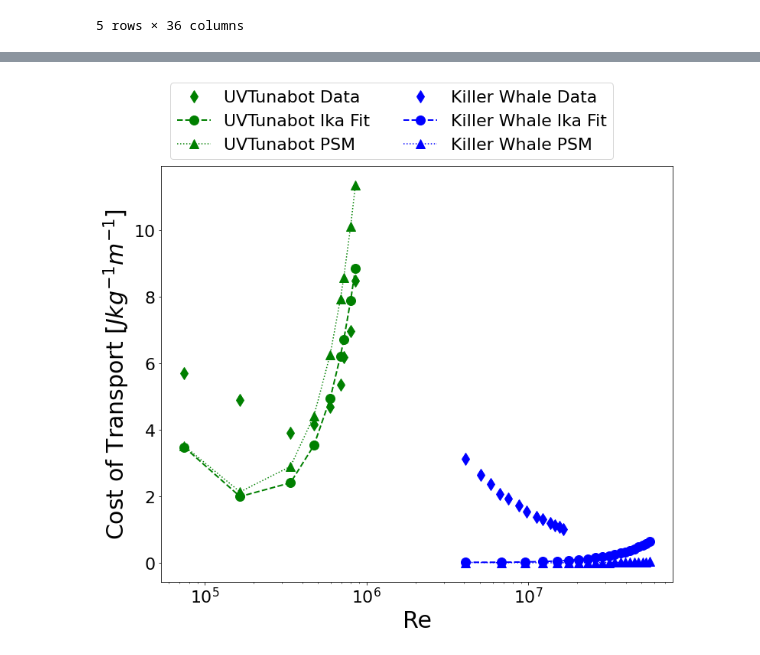
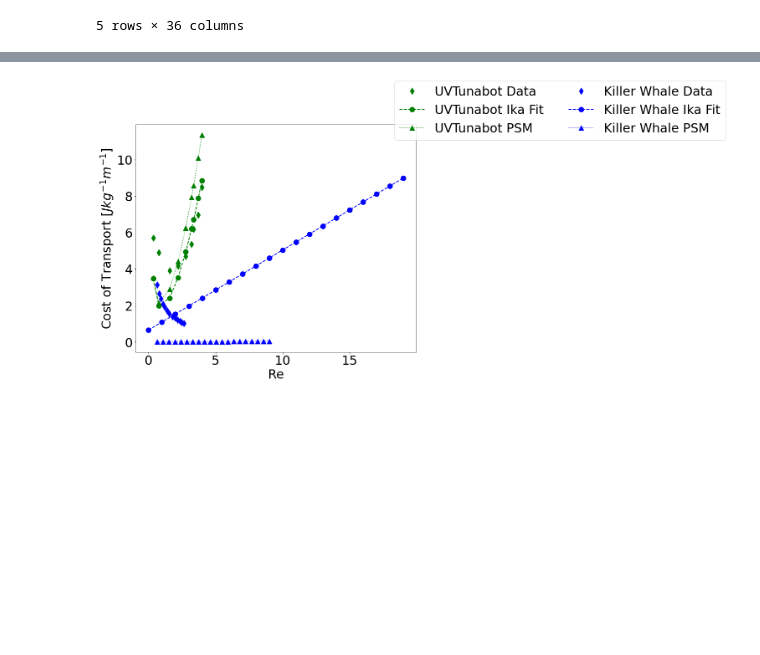
Before and after one commit to michaelcoe/Ika-Fit, a Jupyter notebook: fullCoTComparison.ipynb, the cells around one changed output, grey strips where cells are left out. Cells and saved outputs as stored; diff of their text form; code cells hidden in the pictures; blank space fills up the shorter version.

```diff
--- a/fullCoTComparison.ipynb
+++ b/fullCoTComparison.ipynb
@@ -279,6 +272,7 @@ popt_roboSalmon, r_sq_roboSalmon = fit_data(roboSalmon_cot["Velocity"].values, r
 popt_faKnife, r_sq_faKnife = fit_data(faKnifefish_cot["Velocity"].values, faKnifefish_cot["COT_Raw"].values)
 popt_uvTunabot, r_sq_uvTunabot = fit_data(uvTunabot_cot["Velocity"].values, uvTunabot_cot["COT_Raw"].values)
 # %%
+plt.rcParams.update({'font.size': 30, 'lines.markersize':12})
 fig5, ax5 = plt.subplots(figsize=(22,19))
 
 # roboSalmon Data
@@ -316,9 +310,9 @@ ax6.plot(faKnifefish_cot["Velocity"], faKnifefish_cot["COT_calc"], 'co--')
 
 #ax5.set_ylim([3.5, 15])
 
-ax5.set_xlabel("Velocity $[ms^{-1}]$", fontsize=30)
-ax5.set_ylabel("Cost of Transport $[Jkg^{-1}m^{-1}]$", fontsize=30)
-ax5.legend(loc='best', ncol=3, bbox_to_anchor=(0.9, 1.115))
+ax5.set_xlabel("Velocity $[ms^{-1}]$")
+ax5.set_ylabel("Cost of Transport $[Jkg^{-1}m^{-1}]$")
+ax5.legend(loc='best', ncol=3, bbox_to_anchor=(1.08, 1.155))
 
-#fig5.savefig(Path(figurePath).joinpath('robot_COT.pdf'), facecolor='w', bbox_inches='tight', dpi=300)
+fig5.savefig(Path(figurePath).joinpath('robot_COT.pdf'), facecolor='w', bbox_inches='tight', dpi=300)
 # %% [output]
@@ -355,26 +348,25 @@ for i, vel in enumerate(velocity_killerWhale):
     cot_killerWhale_calc.append(cot_calc)
     cot_killerWhale_ellipse.append(cot_ellipse)
 # %%
+plt.rcParams.update({'font.size': 30, 'lines.markersize':12})
 fig6, ax6 = plt.subplots(figsize=(12,10))
 uvTunabot_Re = uvTunabot_cot['Velocity'].values * uvTunabot_cot['Length'].values[0] / kinVisc
 killerWhale_Re = velocity_killerWhale * length_killerWhale / kinVisc
 
 # uvTunabot
-ax6.plot(uvTunabot_Re, uvTunabot_cot["COT_Raw"], 'gd', label='UVTunabot Data')
-ax6.plot(uvTunabot_Re, uvTunabot_cot["COT_calc"], 'go--', label="UVTunabot Ika Fit", linewidth=2)
-ax6.plot(uvTunabot_Re, uvTunabot_cot["COT_Ellipse"], 'g^:', label="UVTunabot PSM")
+ax6.plot(uvTunabot_cot['Velocity'].values, uvTunabot_cot["COT_Raw"], 'gd', label='UVTunabot Data')
+ax6.plot(uvTunabot_cot['Velocity'].values, uvTunabot_cot["COT_calc"], 'go--', label="UVTunabot Ika Fit", linewidth=2)
+ax6.plot(uvTunabot_cot['Velocity'].values, uvTunabot_cot["COT_Ellipse"], 'g^:', label="UVTunabot PSM")
 
 # Orca Data
-ax6.plot(killerWhale_cot['Velocity'].values * killerWhale_cot['Length'].values[0] / kinVisc, killerWhale_cot["COT_Raw"], 'bd', label='Killer Whale Data')
-ax6.plot(killerWhale_Re, cot_killerWhale_calc, 'bo--', label="Killer Whale Ika Fit", linewidth=2)
-ax6.plot(killerWhale_Re, cot_killerWhale_ellipse, 'b^:', label="Killer Whale PSM")
+ax6.plot(killerWhale_cot['Velocity'].values, killerWhale_cot["COT_Raw"], 'bd', label='Killer Whale Data')
+ax6.plot(velocity_killerWhale, 'bo--', label="Killer Whale Ika Fit", linewidth=2)
+ax6.plot(velocity_killerWhale, cot_killerWhale_ellipse, 'b^:', label="Killer Whale PSM")
 
-ax6.set_xlabel("Re", fontsize=30)
-ax6.set_ylabel("Cost of Transport $[Jkg^{-1}m^{-1}]$", fontsize=30)
+ax6.set_xlabel("Re")
+ax6.set_ylabel("Cost of Transport $[Jkg^{-1}m^{-1}]$")
 ax6.legend(loc='best', ncol=2, bbox_to_anchor=(0.9, 1.22))
 
-ax6.set_xscale('log')
-
 fig6.savefig(Path(figurePath).joinpath('tunabot_killerwhale.pdf'), facecolor='w', bbox_inches='tight', dpi=300)
 # %% [output]
-[figure, old version]
+[figure, new version]
```
Also changed, not shown: parts of 3 cells of this notebook, 12 other files.
